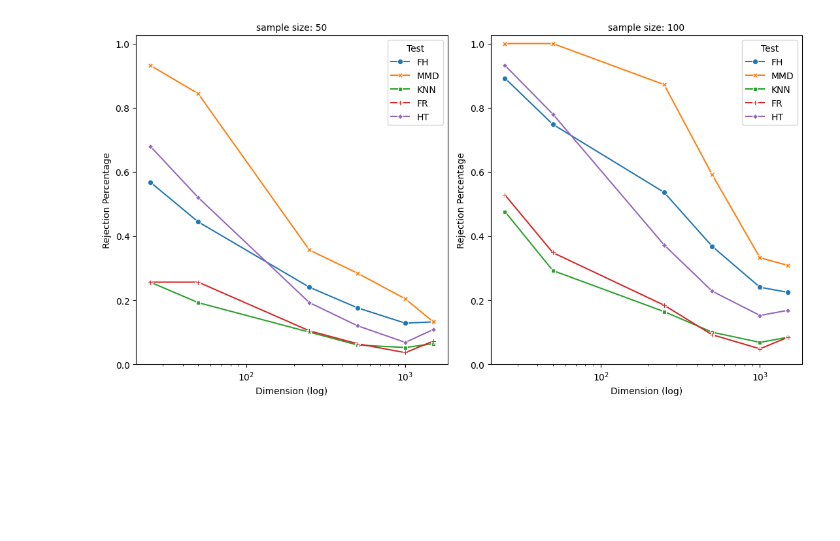
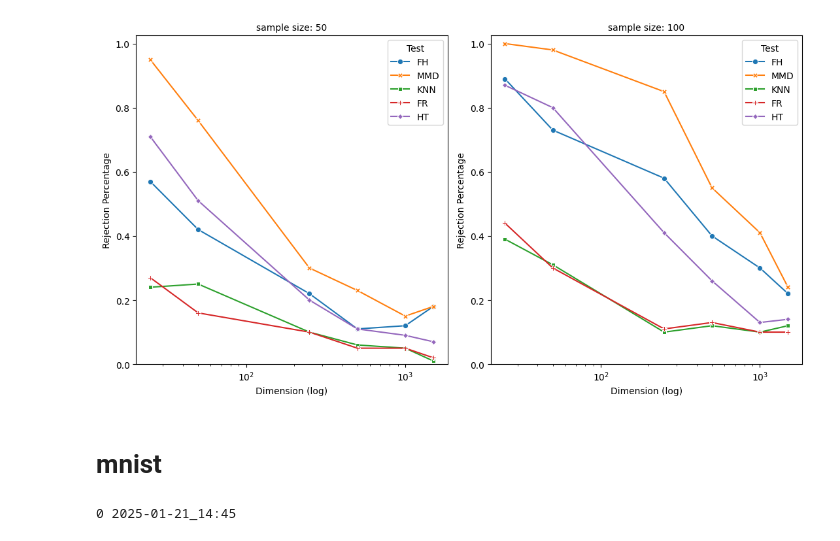
Before and after one commit to leonardoVsantoro/Kernel-Likelihood-Ratio-Two-Sample-Test, a Jupyter notebook: read_and_plot.ipynb, the cells around one changed output. Drawn from its saved outputs; the diff is of its cells as text; code cells hidden in the pictures; blank space fills up the shorter version.

```diff
--- a/read_and_plot.ipynb
+++ b/read_and_plot.ipynb
@@ -5,7 +5,7 @@ import os
 import matplotlib.pyplot as plt
 import seaborn as sns
 
-def list_unique_csv_files(directory):
+def list_SIMS(directory):
     csv_files = set()
     for root, dirs, files in os.walk(directory):
         for file in files:
@@ -13,8 +13,11 @@ def list_unique_csv_files(directory):
                 csv_files.add(os.path.join(root, file))
     return list(csv_files)
 
-unique_csv_files = list_unique_csv_files('out')
-
-for i, file in enumerate(unique_csv_files):
-    print(i, file)
+def list_MNIST(directory):
+    csv_files = set()
+    for root, dirs, files in os.walk(directory):
+        for file in files:
+            if file.endswith('.csv') and file.startswith('rp'):
+                csv_files.add(os.path.join(root, file))
+    return list(csv_files)
 # %% [output]
@@ -37,0 +34,5 @@ for i, file in enumerate(unique_csv_files):
+# %%
+
+files = list_SIMS('out')
+for i, file in enumerate(files):
+    print(i, file)
@@ -38,20 +57,33 @@ for i, file in enumerate(unique_csv_files):
 # %%
-file = unique_csv_files[3]
+
+file = files[-1]
 
 df = pd.read_csv(file)
 ns = df['sample size'].unique()
 
 fig, axs = plt.subplots(figsize=(5.5*len(ns) , 6), ncols = len(ns))
 
 for n,ax in zip(ns,axs):
     sns.lineplot(data=df[df['sample size'] == n], x="dimension",  y="percent of rejections", hue="test",style="test", markers=True, dashes=False, ax=ax)
     ax.set_xlabel("Dimension (log)")
     ax.set_ylabel("Rejection Percentage")
     ax.set_title('sample size: {}'.format( n), fontsize = 10)
     ax.legend(title="Test")
     ax.set_ylim(0, 1.025)
     ax.set_xscale('log')
     plt.tight_layout()
-# fig.savefig(f'figures/sims__{file.split("/")[1]}.png')
+fig.savefig(f'figures/sims_{file.split("/")[1]}.png')
 # %% [output]
-[figure, old version]
+[figure, new version]
+# %% [markdown]
+# mnist
+# %%
+
+files = list_MNIST('out')
+files.sort(key=lambda x: x.split('/')[2])
+tss = list(set([file.split('/')[2] for file in files]))
+
+for i, ts in enumerate(tss):
+    print(i, ts)
+# %% [output]
+0 2025-01-21_14:45
```
Also changed, not shown: parts of 6 cells of this notebook, 24 other files.
